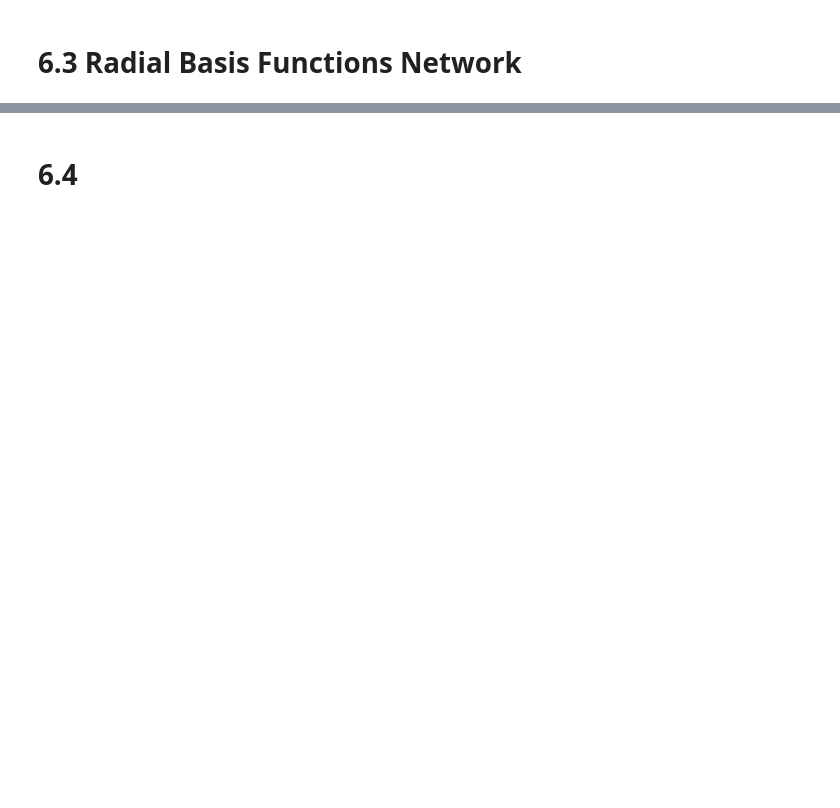
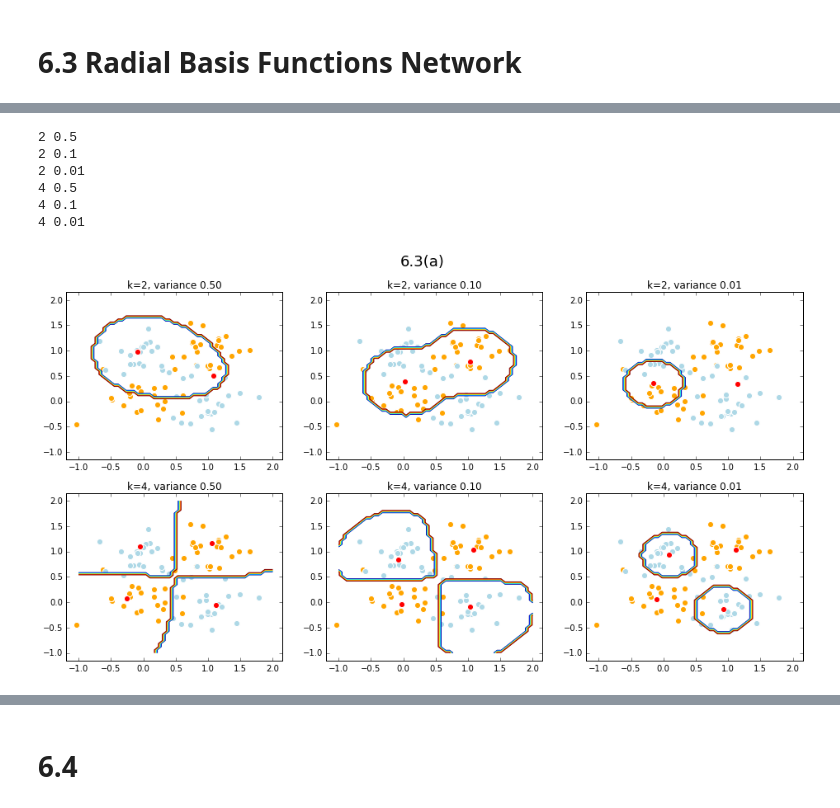
Before and after one commit to hielsnoppe/edu-mi1, a Jupyter notebook: ex6/sheet06.ipynb, the cells around one changed output, grey strips where cells are left out. Cells and saved outputs as stored; diff of their text form; code cells hidden in the pictures; blank space fills up the shorter version.

```diff
--- a/ex6/sheet06.ipynb
+++ b/ex6/sheet06.ipynb
@@ -296,0 +239,59 @@ ValueError: all the input array dimensions except for the concatenation axis mus
+# %%
+def rbf_gen(k, variance):
+    centroids = kmeans(k)
+
+    diffs = np.array([data[:,:2] - c for c in centroids])
+    phi = np.vstack([np.exp(-np.linalg.norm(diffs, axis=2)/(2.*variance)), np.ones(len(data))]).T
+    phi_pinv = np.linalg.pinv(phi)
+    w = phi_pinv.dot(data[:,2])
+
+    x = np.random.rand(2)*2.
+
+    return centroids, w
+
+def rbf(centroids, w, variance, x):
+    # calculate phi(x)
+    px = np.linalg.norm(np.array([x - c for c in centroids]), axis=1)**2
+    px = np.exp(-px/(2.*variance))
+    px = np.hstack([px, 1.])
+
+    y = np.sign(w.dot(px))
+    return y
+
+def plot_contours4():
+    pp.figure(figsize=(16,8))
+    pp.suptitle("6.3(a)", fontsize=18)
+    index = 1
+    for j,k in enumerate([2,4]):
+        for i,variance in enumerate([0.5, 0.1, 0.01]):
+            print k, variance
+            pp.subplot(2,3,index)
+            pp.title("k=%i, variance %.2f"%(k,variance))
+            scatter(data[data[:,2]==1, :], "orange")
+            scatter(data[data[:,2]==-1, :], "lightblue")
+
+            centroids, w = rbf_gen(k, variance)
+            scatter(centroids, "red")
+
+            n = 50
+            x = np.linspace(-1, 2, n)
+            X, Y = np.meshgrid(x, x)
+            points = np.vstack([X.reshape(n**2), Y.reshape(n**2)]).T
+
+            Z = np.zeros(shape=X.shape).reshape(n**2)
+            for i,x in enumerate(points):
+                Z[i] = rbf(centroids, w, variance, x)
+            Z = Z.reshape((n,n))
+            pp.contour(X, Y, Z)
+            index += 1
+    return
+
+plot_contours4()
+# %% [output]
+2 0.5
+2 0.1
+2 0.01
+4 0.5
+4 0.1
+4 0.01
+[figure, added]
```
Also changed, not shown: parts of 9 cells of this notebook.
